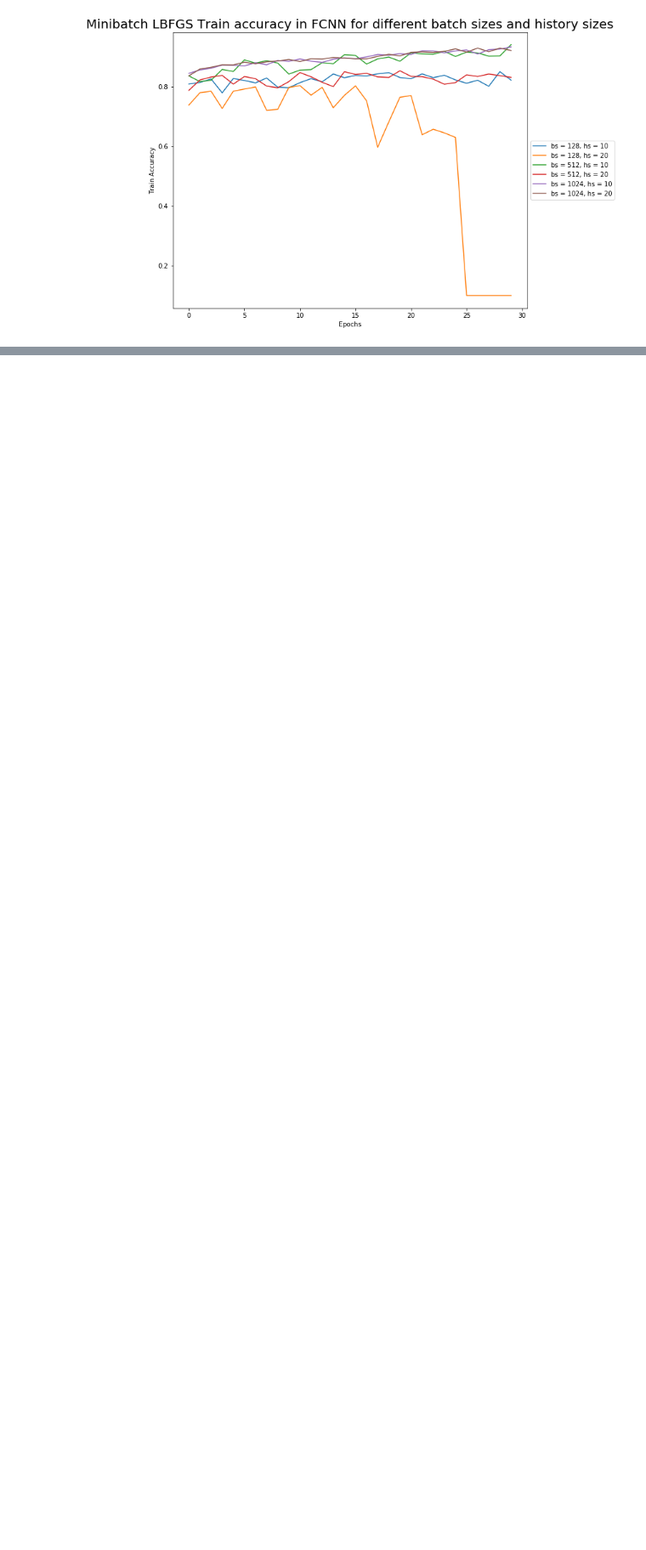
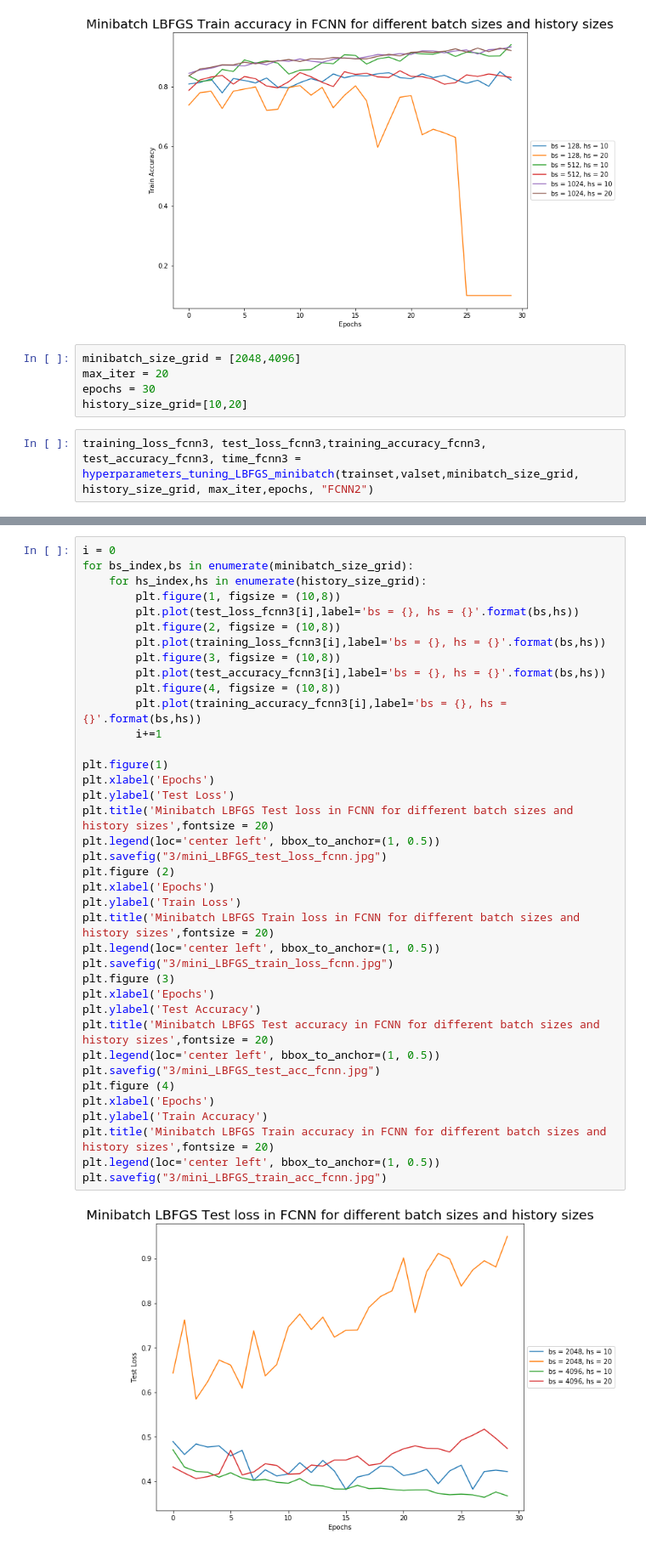
Before and after one commit to JoachimLandtmeters/OptMLproject, a Jupyter notebook: parameters_optimization/LBFGS_mini_batch_fashionMNIST/MNISTFashion_LBFGS_minibatch_history_size.ipynb, the cells around one changed output, grey strips where cells are left out. Shown at 85% size. Drawn from its saved outputs; the diff is of its cells as text; blank space fills up the shorter version.

Commit message:
big batches results

```diff
--- a/parameters_optimization/LBFGS_mini_batch_fashionMNIST/MNISTFashion_LBFGS_minibatch_history_size.ipynb
+++ b/parameters_optimization/LBFGS_mini_batch_fashionMNIST/MNISTFashion_LBFGS_minibatch_history_size.ipynb
@@ -206,3 +203,10 @@ plt.savefig("2/mini_LBFGS_train_acc_fcnn.jpg")
 [figure]
 [figure]
 [figure]
+# %%
+minibatch_size_grid = [2048,4096]
+max_iter = 20
+epochs = 30
+history_size_grid=[10,20]
+# %%
+training_loss_fcnn3, test_loss_fcnn3,training_accuracy_fcnn3, test_accuracy_fcnn3, time_fcnn3 = hyperparameters_tuning_LBFGS_minibatch(trainset,valset,minibatch_size_grid, history_size_grid, max_iter,epochs, "FCNN2")
@@ -208,0 +238,40 @@ plt.savefig("2/mini_LBFGS_train_acc_fcnn.jpg")
+# %%
+i = 0
+for bs_index,bs in enumerate(minibatch_size_grid):
+    for hs_index,hs in enumerate(history_size_grid):
+        plt.figure(1, figsize = (10,8))
+        plt.plot(test_loss_fcnn3[i],label='bs = {}, hs = {}'.format(bs,hs))
+        plt.figure(2, figsize = (10,8))
+        plt.plot(training_loss_fcnn3[i],label='bs = {}, hs = {}'.format(bs,hs))
+        plt.figure(3, figsize = (10,8))
+        plt.plot(test_accuracy_fcnn3[i],label='bs = {}, hs = {}'.format(bs,hs))
+        plt.figure(4, figsize = (10,8))
+        plt.plot(training_accuracy_fcnn3[i],label='bs = {}, hs = {}'.format(bs,hs))
+        i+=1
+
+plt.figure(1)
+plt.xlabel('Epochs')
+plt.ylabel('Test Loss')
+plt.title('Minibatch LBFGS Test loss in FCNN for different batch sizes and history sizes',fontsize = 20)
+plt.legend(loc='center left', bbox_to_anchor=(1, 0.5))
+plt.savefig("3/mini_LBFGS_test_loss_fcnn.jpg")
+plt.figure (2)
+plt.xlabel('Epochs')
+plt.ylabel('Train Loss')
+plt.title('Minibatch LBFGS Train loss in FCNN for different batch sizes and history sizes',fontsize = 20)
+plt.legend(loc='center left', bbox_to_anchor=(1, 0.5))
+plt.savefig("3/mini_LBFGS_train_loss_fcnn.jpg")
+plt.figure (3)
+plt.xlabel('Epochs')
+plt.ylabel('Test Accuracy')
+plt.title('Minibatch LBFGS Test accuracy in FCNN for different batch sizes and history sizes',fontsize = 20)
+plt.legend(loc='center left', bbox_to_anchor=(1, 0.5))
+plt.savefig("3/mini_LBFGS_test_acc_fcnn.jpg")
+plt.figure (4)
+plt.xlabel('Epochs')
+plt.ylabel('Train Accuracy')
+plt.title('Minibatch LBFGS Train accuracy in FCNN for different batch sizes and history sizes',fontsize = 20)
+plt.legend(loc='center left', bbox_to_anchor=(1, 0.5))
+plt.savefig("3/mini_LBFGS_train_acc_fcnn.jpg")
+# %% [output]
+[figure, added]
```
Also changed, not shown: parts of 4 cells of this notebook, 9 other files.
